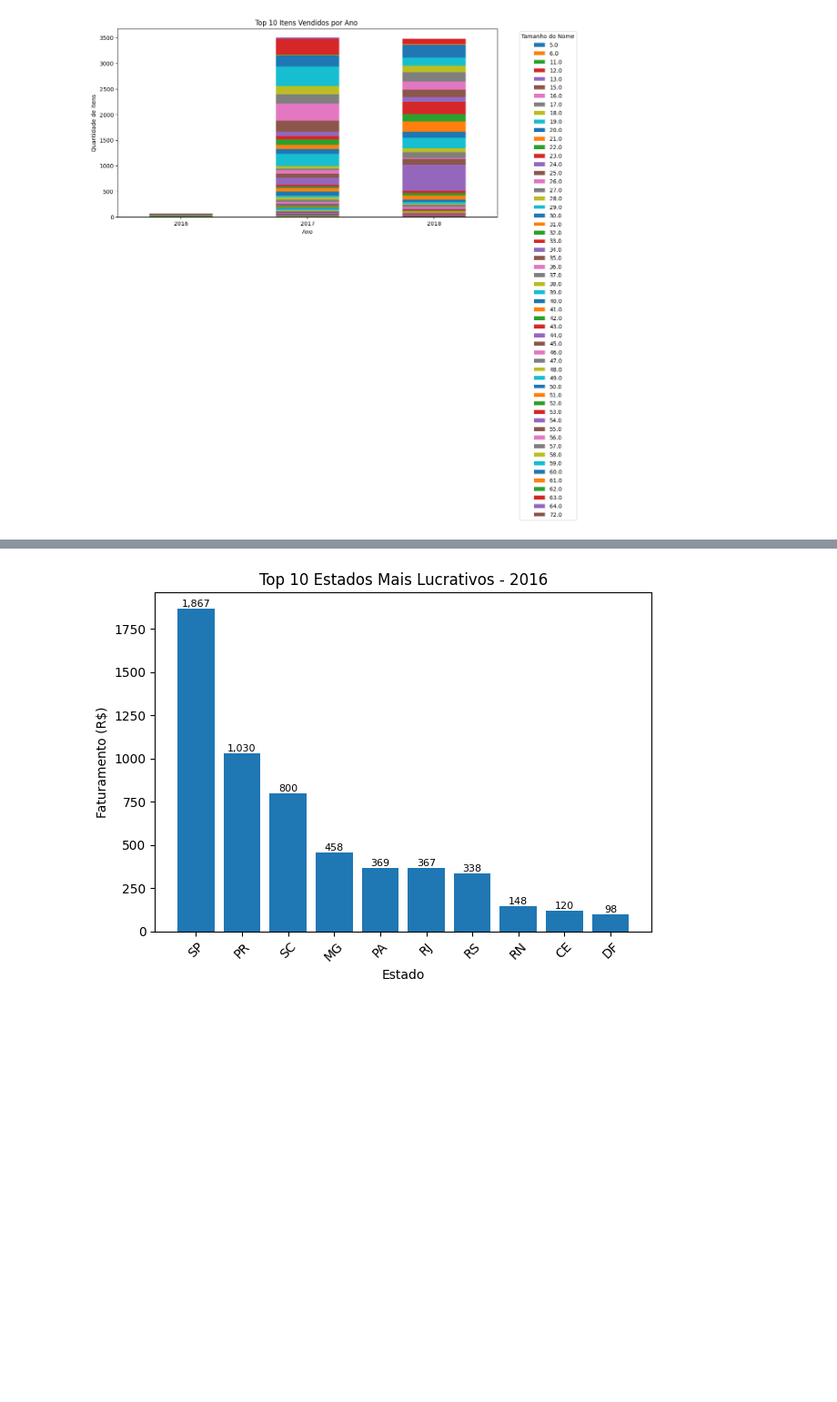
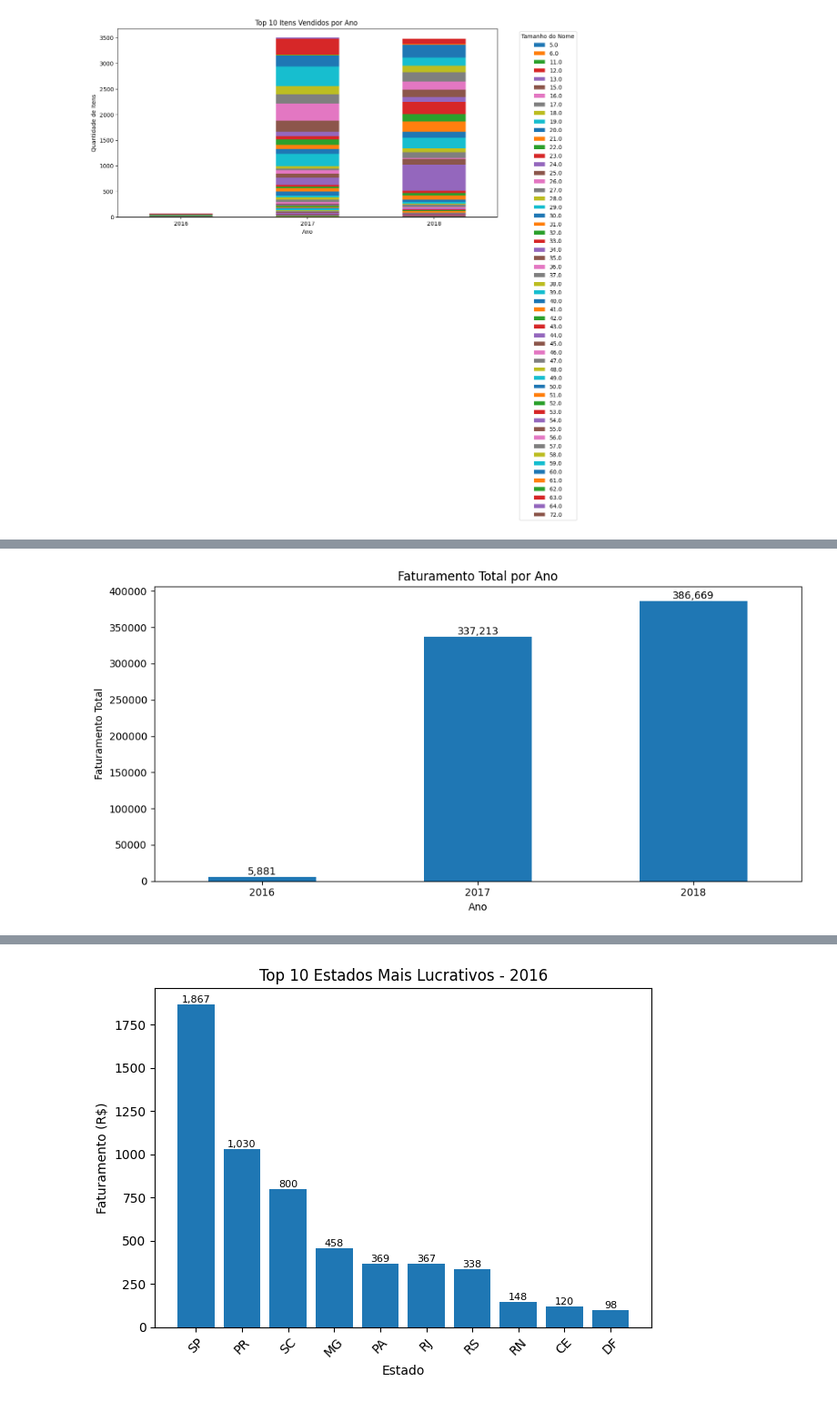
Before and after one commit to goncalvesJessica/Fiap_projeto1, a Jupyter notebook: projeto.ipynb, the cells around one changed output, grey strips where cells are left out. Shown at 91% size. Cells and saved outputs as stored; diff of their text form; code cells hidden in the pictures; blank space fills up the shorter version.

```diff
--- a/projeto.ipynb
+++ b/projeto.ipynb
@@ -178,3 +211,38 @@ plt.show()
+# %%
+import pandas as pd
+import matplotlib.pyplot as plt
+
+df = resultado.reset_index()
+
+faturamento_ano = (
+    df.groupby("ano")["faturamento"]
+    .sum()
+    .sort_index()
+)
+
+ax = faturamento_ano.plot(
+    kind="bar",
+    figsize=(10,5)
+)
+
+# valores em cima das barras (opcional mas recomendado)
+for p in ax.patches:
+    ax.annotate(
+        f'{p.get_height():,.0f}',
+        (p.get_x() + p.get_width()/2, p.get_height()),
+        ha='center',
+        va='bottom'
+    )
+
+plt.title("Faturamento Total por Ano")
+plt.xlabel("Ano")
+plt.ylabel("Faturamento Total")
+plt.xticks(rotation=0)
+
+plt.tight_layout()
+plt.show()
+# %% [output]
+[figure, added]
 # %%
 
 # Grafico de como foi de cada ano (QUANTIDADE DE ITENS)
```
Also changed, not shown: parts of 21 cells of this notebook, 3 other files.
